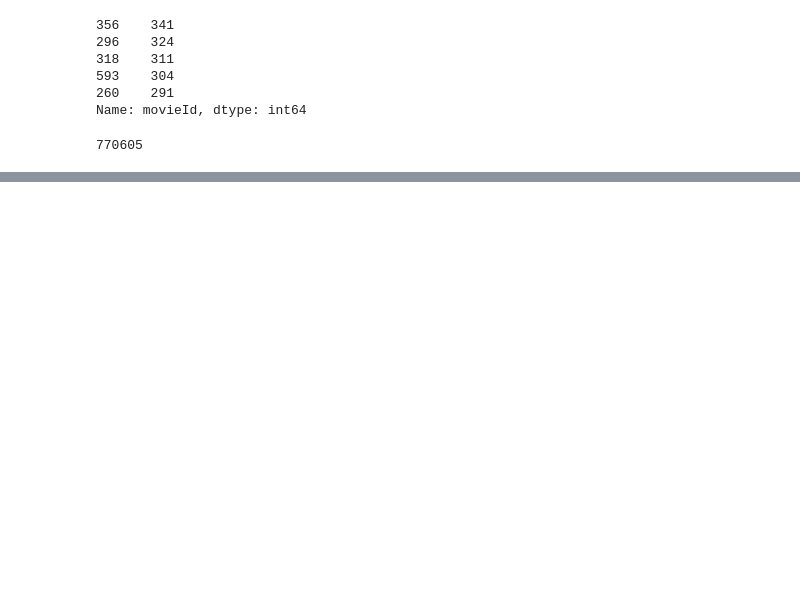
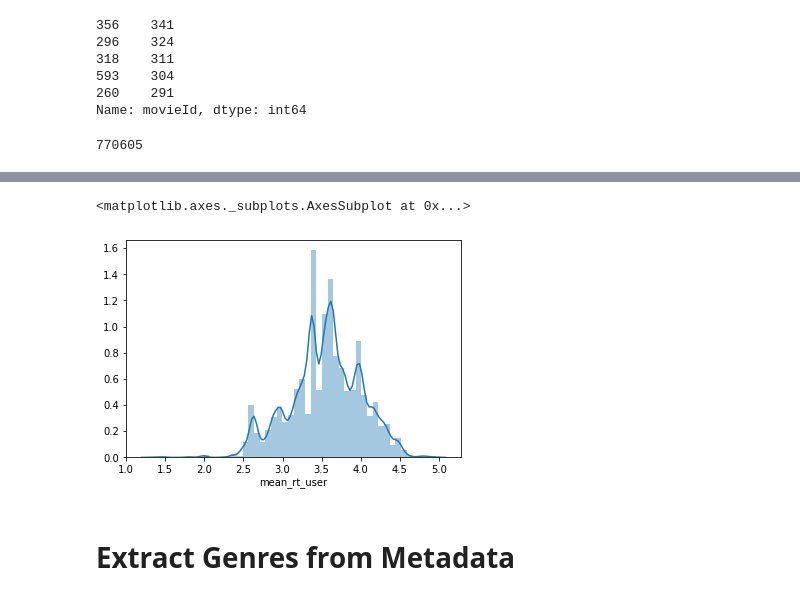
Before and after one commit to castares/movie-recommender, a Jupyter notebook: tests_dataset_analysis.ipynb, the cells around one changed output, grey strips where cells are left out. Saved outputs shown, nothing was run; the diff lists cells and outputs as text; code cells hidden in the pictures; blank space fills up the shorter version.

```diff
--- a/tests_dataset_analysis.ipynb
+++ b/tests_dataset_analysis.ipynb
@@ -137,0 +199,8 @@ len(keywords)
+# %%
+#Distribution of ratings per user. Close to normal.
+sns.distplot(features['mean_rt_user'])
+# %% [output]
+<matplotlib.axes._subplots.AxesSubplot at 0x...>
+[figure, added]
+# %% [markdown]
+# Extract Genres from Metadata
```
Also changed, not shown: parts of 25 cells of this notebook, 2 other files.
